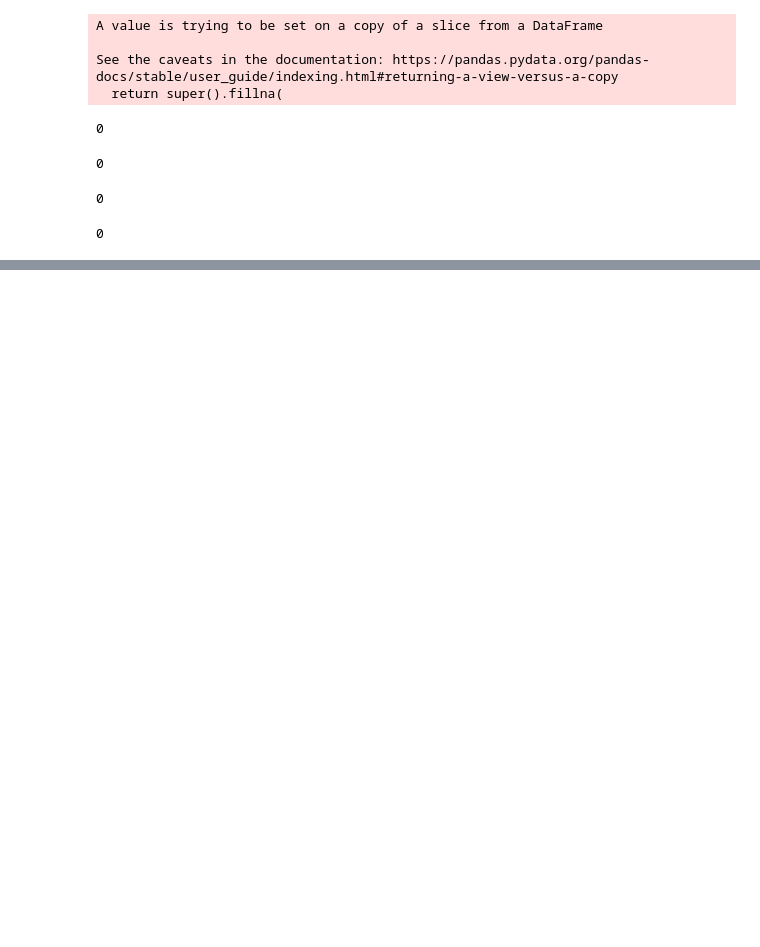
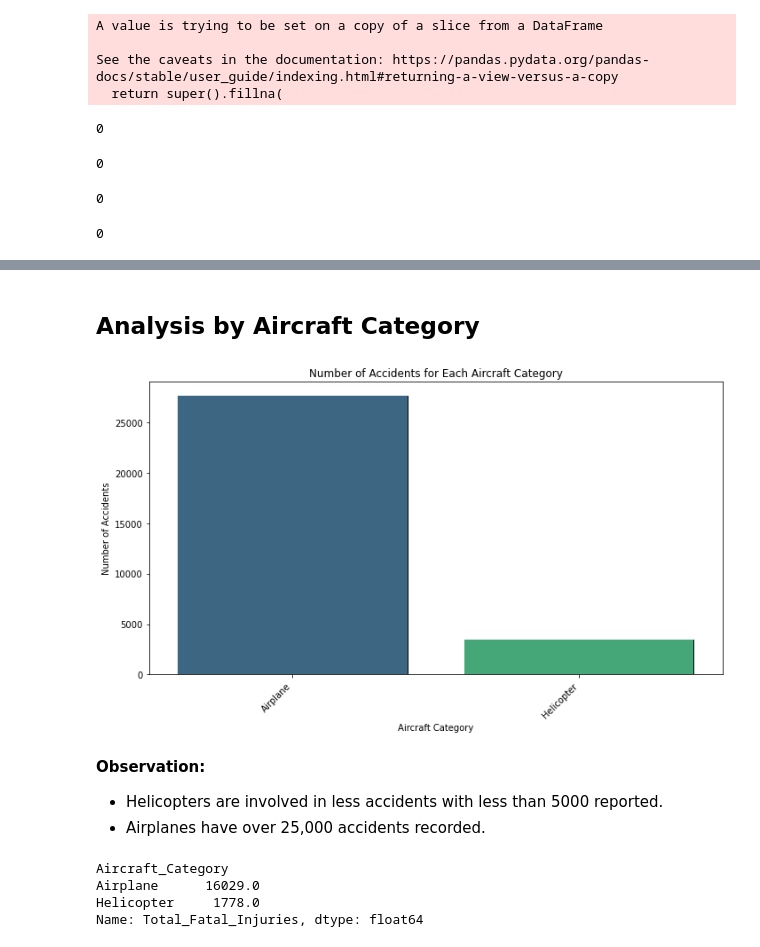
Before and after one commit to MissJJT/dsc-phase-1-project-v3, a Jupyter notebook: phase1_project.ipynb, the cells around one changed output, grey strips where cells are left out. Saved outputs shown, nothing was run; the diff lists cells and outputs as text; code cells hidden in the pictures; blank space fills up the shorter version.

```diff
--- a/phase1_project.ipynb
+++ b/phase1_project.ipynb
@@ -668,0 +831,4 @@ df['Engine_Type'].isnull().sum()
+# %%
+mean_fatal_injuries = df2['Total_Fatal_Injuries'].mean().round()
+df2['Total_Fatal_Injuries_Filled'] = df2['Total_Fatal_Injuries'].fillna(mean_fatal_injuries)
+df2['Total_Fatal_Injuries_Filled'].isnull().sum()
@@ -668,0 +842,4 @@ df['Engine_Type'].isnull().sum()
+# %%
+mean_serious_injuries = (df2['Total_Serious_Injuries'].mean().round()+1)
+df2['Total_Serious_Injuries'] = df2['Total_Serious_Injuries'].fillna(mean_serious_injuries)
+df2['Total_Serious_Injuries'].isnull().sum()
@@ -668,0 +853,4 @@ df['Engine_Type'].isnull().sum()
+# %%
+mean_minor_injuries = (df2['Total_Minor_Injuries'].mean().round()+1)
+df2['Total_Minor_Injuries'] = df2['Total_Minor_Injuries'].fillna(mean_minor_injuries)
+df2['Total_Minor_Injuries'].isnull().sum()
@@ -668,0 +864,5 @@ df['Engine_Type'].isnull().sum()
+# %%
+#For Saftey purposes the median(1) was used as opposed to mean(6) which gives a
+median_uninjured = df2['Total_Uninjured'].median().round()
+df2['Total_Uninjured'] = df2['Total_Uninjured'].fillna(median_uninjured)
+df2['Total_Uninjured'].isnull().sum()
@@ -668,0 +876,31 @@ df['Engine_Type'].isnull().sum()
+# %% [markdown]
+## Analysis by Aircraft Category
+# %%
+make_counts = df2['Aircraft_Category'].value_counts()
+
+plt.figure(figsize=(10, 6))
+
+plt.bar(make_counts.index, make_counts.values, color='skyblue', edgecolor='black')
+
+sns.barplot(x=make_counts.index, y=make_counts.values, palette='viridis')
+
+plt.xlabel('Aircraft Category')
+plt.ylabel('Number of Accidents')
+plt.title('Number of Accidents for Each Aircraft Category')
+plt.xticks(rotation=45, ha='right')
+plt.tight_layout()
+plt.show()
+# %% [output]
+[figure, added]
+# %% [markdown]
+**Observation:**
+   - Helicopters are involved in less accidents with less than 5000 reported.
+   - Airplanes have over 25,000 accidents recorded.
+# %%
+total_fatalities_by_category = df2.groupby('Aircraft_Category')['Total_Fatal_Injuries'].sum().sort_values(ascending=False)
+total_fatalities_by_category
+# %% [output]
+Aircraft_Category
+Airplane      16029.0
+Helicopter     1778.0
+Name: Total_Fatal_Injuries, dtype: float64
```
Also changed, not shown: parts of 44 cells of this notebook.
